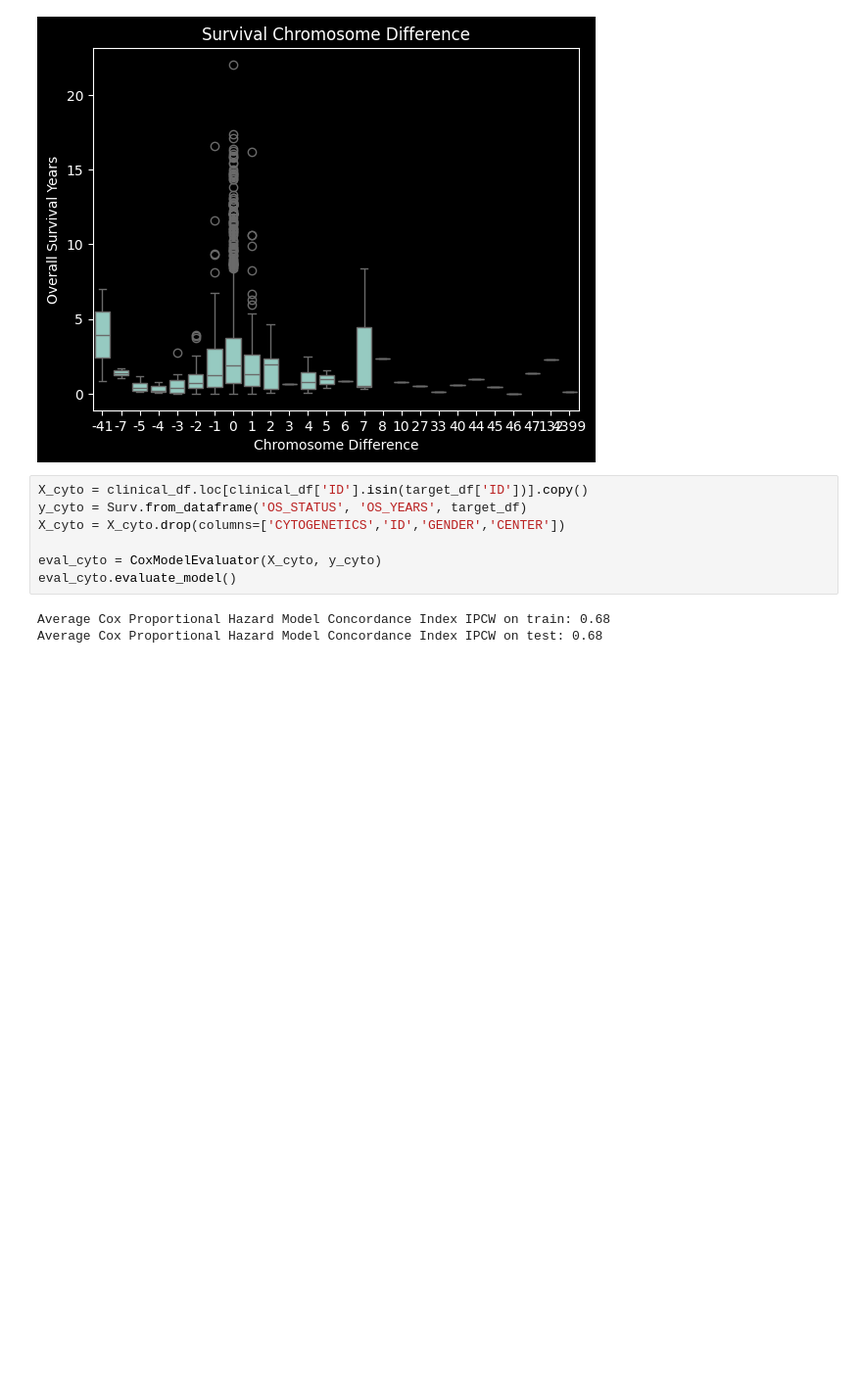
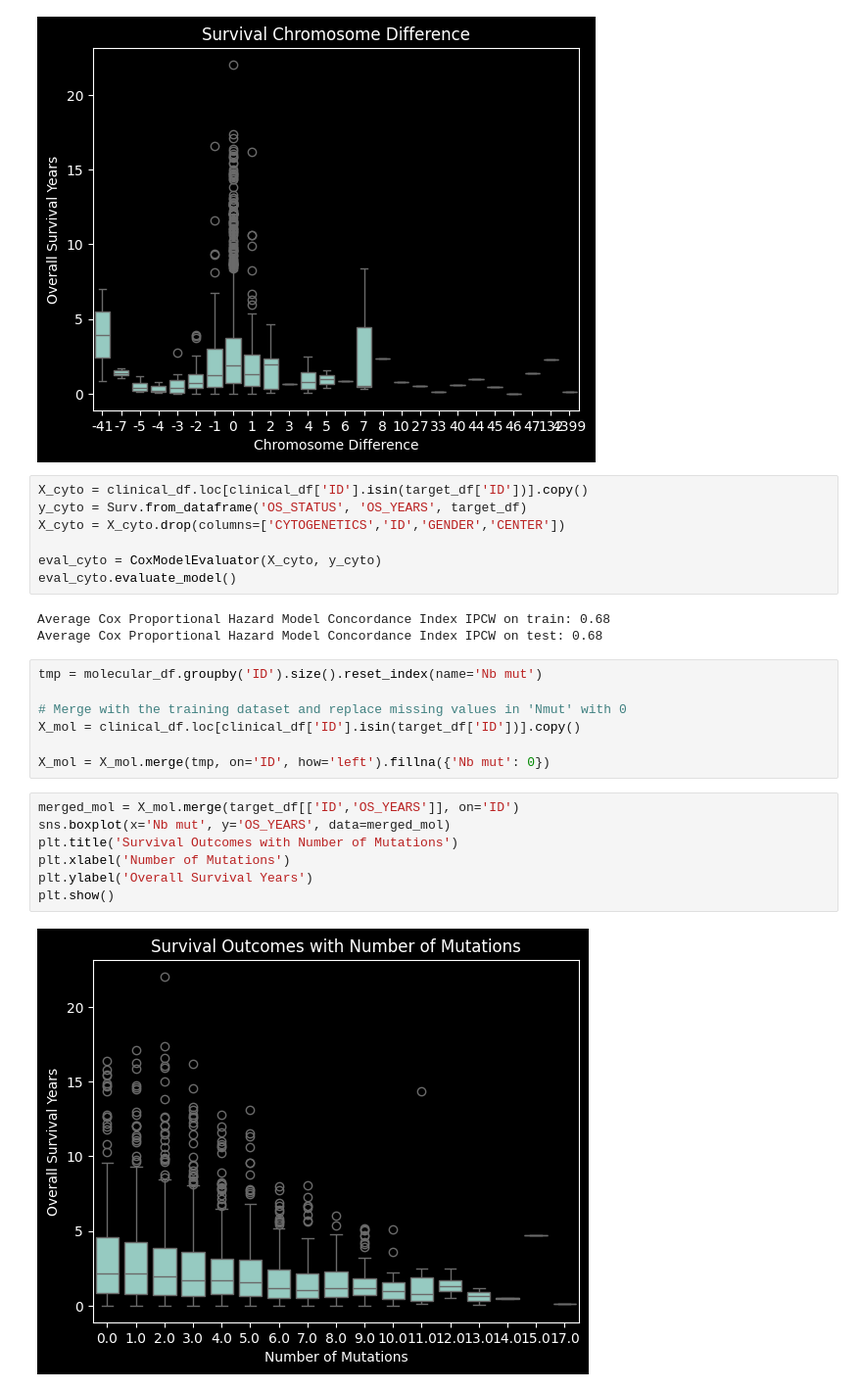
Before and after one commit to Loic-Jaillet/ENS-ML-Challenge, a Jupyter notebook: challenge.ipynb, the cells around one changed output. Shown: that part at 98% size. Saved outputs shown, nothing was run; the diff lists cells and outputs as text; blank space fills up the shorter version.

Commit message:
molecular implementation

```diff
--- a/challenge.ipynb
+++ b/challenge.ipynb
@@ -528,3 +528,19 @@ eval_cyto.evaluate_model()
 # %% [output]
 Average Cox Proportional Hazard Model Concordance Index IPCW on train: 0.68
 Average Cox Proportional Hazard Model Concordance Index IPCW on test: 0.68
+# %%
+tmp = molecular_df.groupby('ID').size().reset_index(name='Nb mut')
+
+# Merge with the training dataset and replace missing values in 'Nmut' with 0
+X_mol = clinical_df.loc[clinical_df['ID'].isin(target_df['ID'])].copy()
+
+X_mol = X_mol.merge(tmp, on='ID', how='left').fillna({'Nb mut': 0})
+# %%
+merged_mol = X_mol.merge(target_df[['ID','OS_YEARS']], on='ID')
+sns.boxplot(x='Nb mut', y='OS_YEARS', data=merged_mol)
+plt.title('Survival Outcomes with Number of Mutations')
+plt.xlabel('Number of Mutations')
+plt.ylabel('Overall Survival Years')
+plt.show()
+# %% [output]
+[figure, added]
```
Also changed, not shown: parts of 1 cell of this notebook.
